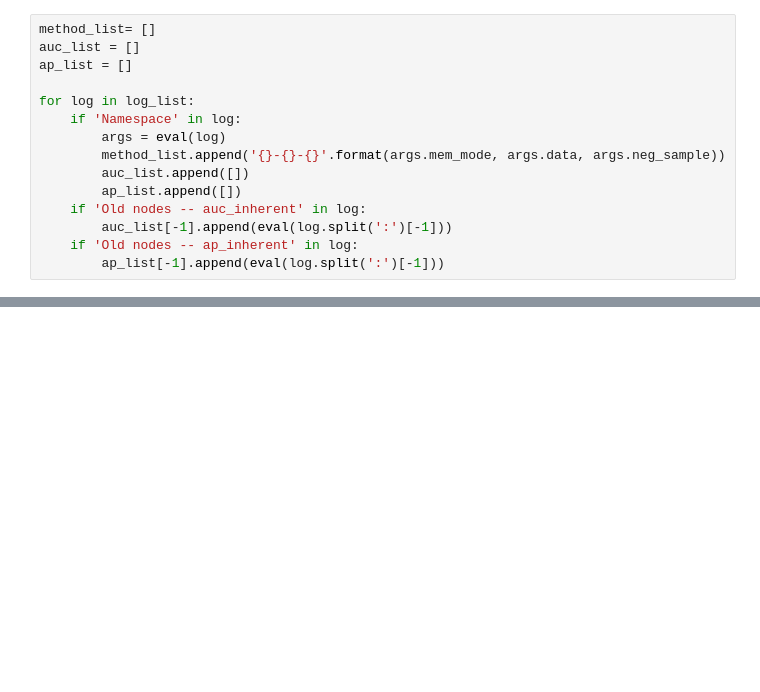
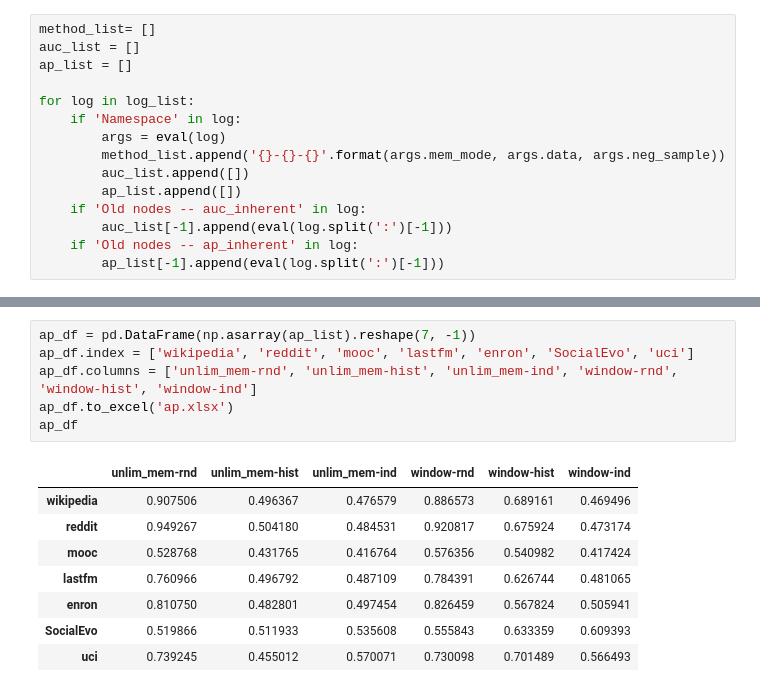
Before and after one commit to SilenceX12138/Time-Granularity-on-Temporal-Graphs, a Jupyter notebook: compute_results/parse_edgebank_log.ipynb, the cells around one changed output, grey strips where cells are left out. Cells and saved outputs as stored; diff of their text form; blank space fills up the shorter version.

```diff
--- a/compute_results/parse_edgebank_log.ipynb
+++ b/compute_results/parse_edgebank_log.ipynb
@@ -68,0 +136,15 @@ ap:  0.433 | 0.0
+# %%
+ap_df = pd.DataFrame(np.asarray(ap_list).reshape(7, -1))
+ap_df.index = ['wikipedia', 'reddit', 'mooc', 'lastfm', 'enron', 'SocialEvo', 'uci']
+ap_df.columns = ['unlim_mem-rnd', 'unlim_mem-hist', 'unlim_mem-ind', 'window-rnd', 'window-hist', 'window-ind']
+ap_df.to_excel('ap.xlsx')
+ap_df
+# %% [output]
+|  | unlim_mem-rnd | unlim_mem-hist | unlim_mem-ind | window-rnd | window-hist | window-ind |
+| wikipedia | 0.907506 | 0.496367 | 0.476579 | 0.886573 | 0.689161 | 0.469496 |
+| reddit | 0.949267 | 0.504180 | 0.484531 | 0.920817 | 0.675924 | 0.473174 |
+| mooc | 0.528768 | 0.431765 | 0.416764 | 0.576356 | 0.540982 | 0.417424 |
+| lastfm | 0.760966 | 0.496792 | 0.487109 | 0.784391 | 0.626744 | 0.481065 |
+| enron | 0.810750 | 0.482801 | 0.497454 | 0.826459 | 0.567824 | 0.505941 |
+| SocialEvo | 0.519866 | 0.511933 | 0.535608 | 0.555843 | 0.633359 | 0.609393 |
+| uci | 0.739245 | 0.455012 | 0.570071 | 0.730098 | 0.701489 | 0.566493 |
```
Also changed, not shown: parts of 6 cells of this notebook.
